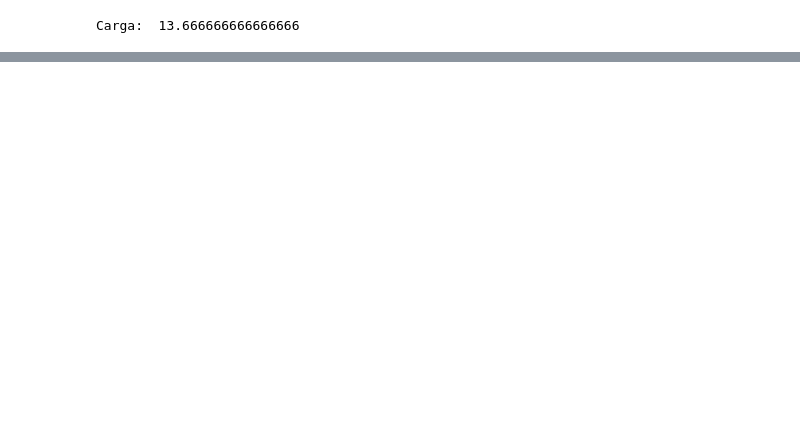
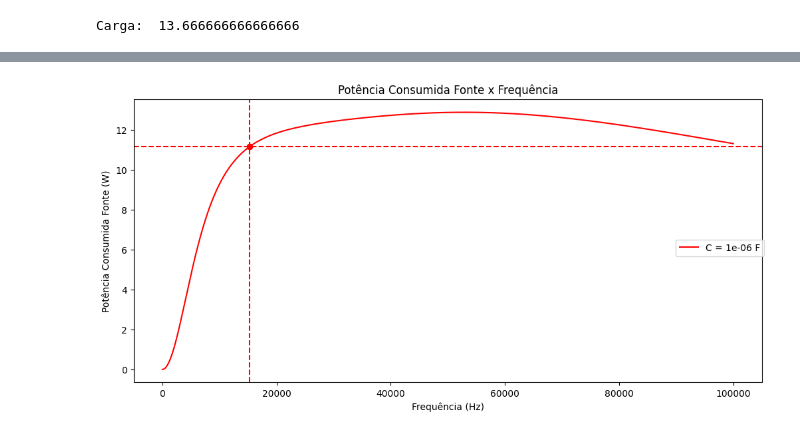
Before and after one commit to Peng1104/EletroMag-Projeto, a Jupyter notebook: projeto.ipynb, the cells around one changed output, grey strips where cells are left out. Saved outputs shown, nothing was run; the diff lists cells and outputs as text; code cells hidden in the pictures; blank space fills up the shorter version.

```diff
--- a/projeto.ipynb
+++ b/projeto.ipynb
@@ -169,0 +204,19 @@ A indutância para a frequência de ressonância é 0.03182208396290906 mH
+# %%
+fig, ax = plt.subplots(layout='constrained',figsize=(10,5))
+
+SFonte = SFonte[idxC]
+
+ax.plot(Frequencias, SFonte, label=f"C = {c} F", color='red')
+ax.plot(F, SFonte[idxF], 'ro')
+
+plt.axvline(x=F, color='r', linestyle='--')
+plt.axhline(y=SFonte[idxF], color='r', linestyle='--')
+
+fig.legend(loc='center right')
+
+plt.title("Potência Consumida Fonte x Frequência")
+plt.xlabel("Frequência (Hz)")
+plt.ylabel("Potência Consumida Fonte (W)")
+plt.show()
+# %% [output]
+[figure, added]
```
Also changed, not shown: parts of 15 cells of this notebook.
